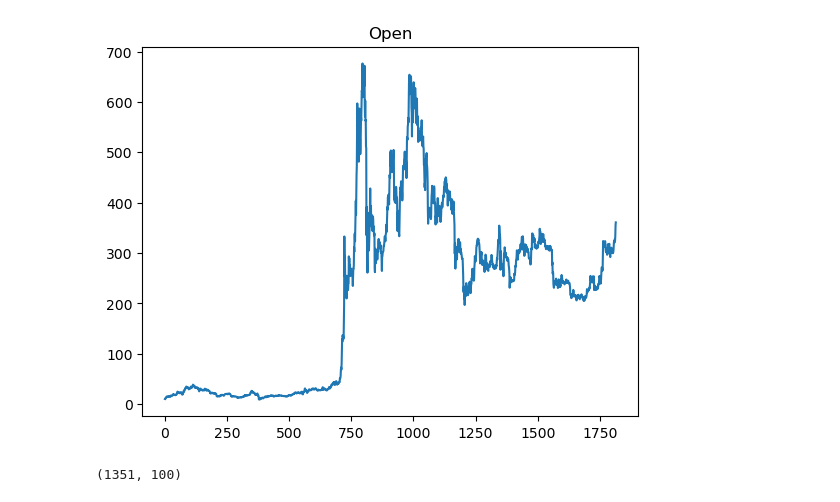
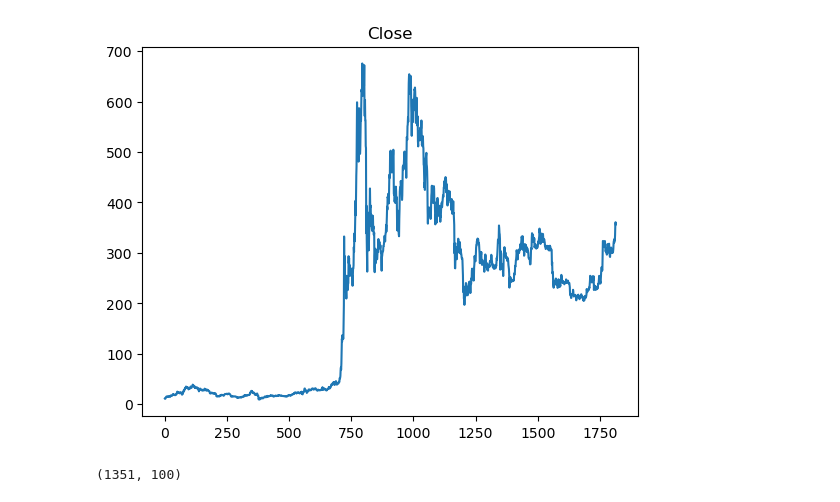
Before and after one commit to KamDaXay/IS403_O21_15, a Jupyter notebook: Model/Bagging/Bagging_BNB_8_2.ipynb, the cells around one changed output. Drawn from its saved outputs; the diff is of its cells as text; code cells hidden in the pictures.

```diff
--- a/Model/Bagging/Bagging_BNB_8_2.ipynb
+++ b/Model/Bagging/Bagging_BNB_8_2.ipynb
@@ -13,13 +13,13 @@ import pickle
 from joblib import dump, load
 # %%
 df = pd.read_csv('BNB2019-2024.csv')
-df1 = df.reset_index()['Open']
+df1 = df.reset_index()['Close']
 # %%
 plt.plot(df1)
-plt.title("Open")
+plt.title("Close")
 plt.show()
 # %% [output]
-[figure, old version]
+[figure, new version]
 # %%
 from sklearn.preprocessing import MinMaxScaler
 scaler = MinMaxScaler(feature_range=(0, 1))
```
Also changed, not shown: parts of 6 cells of this notebook, 6 other files.
